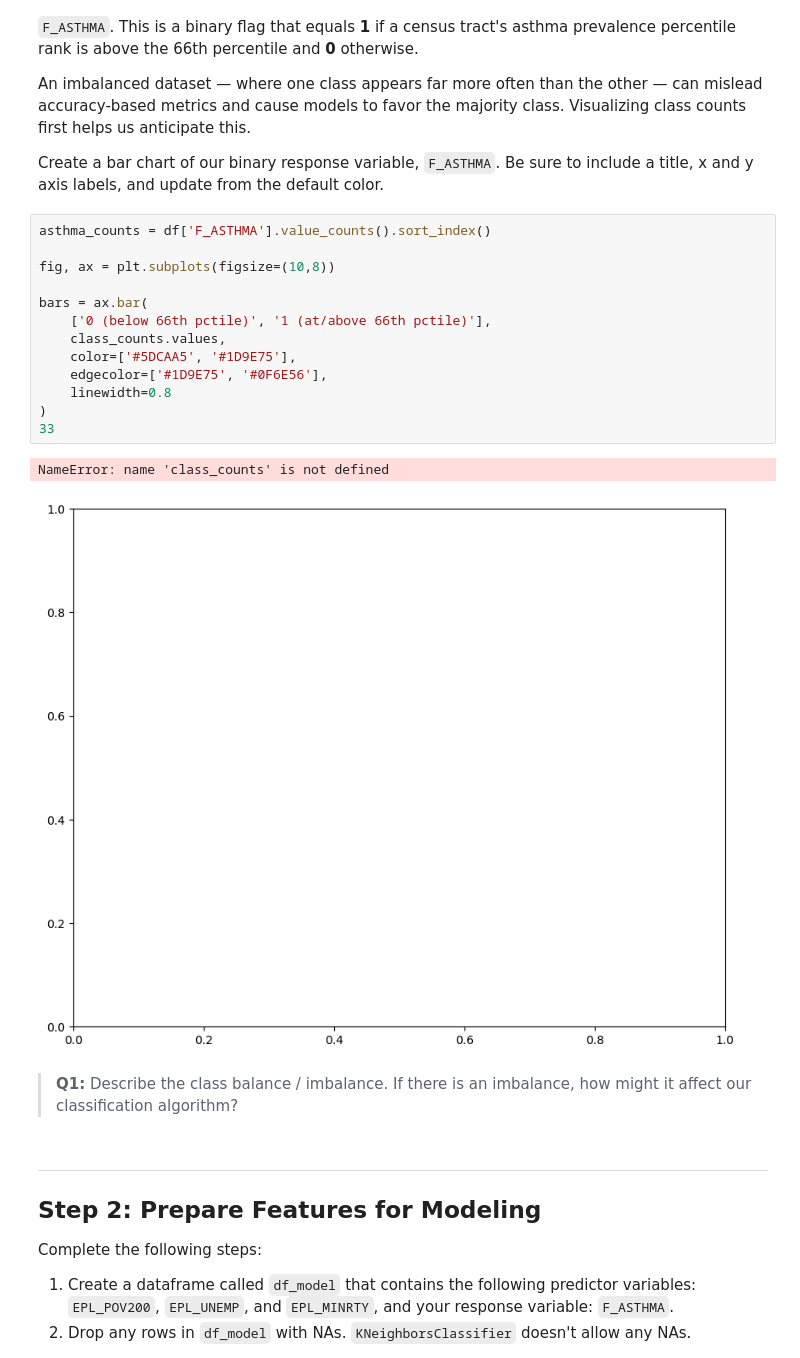
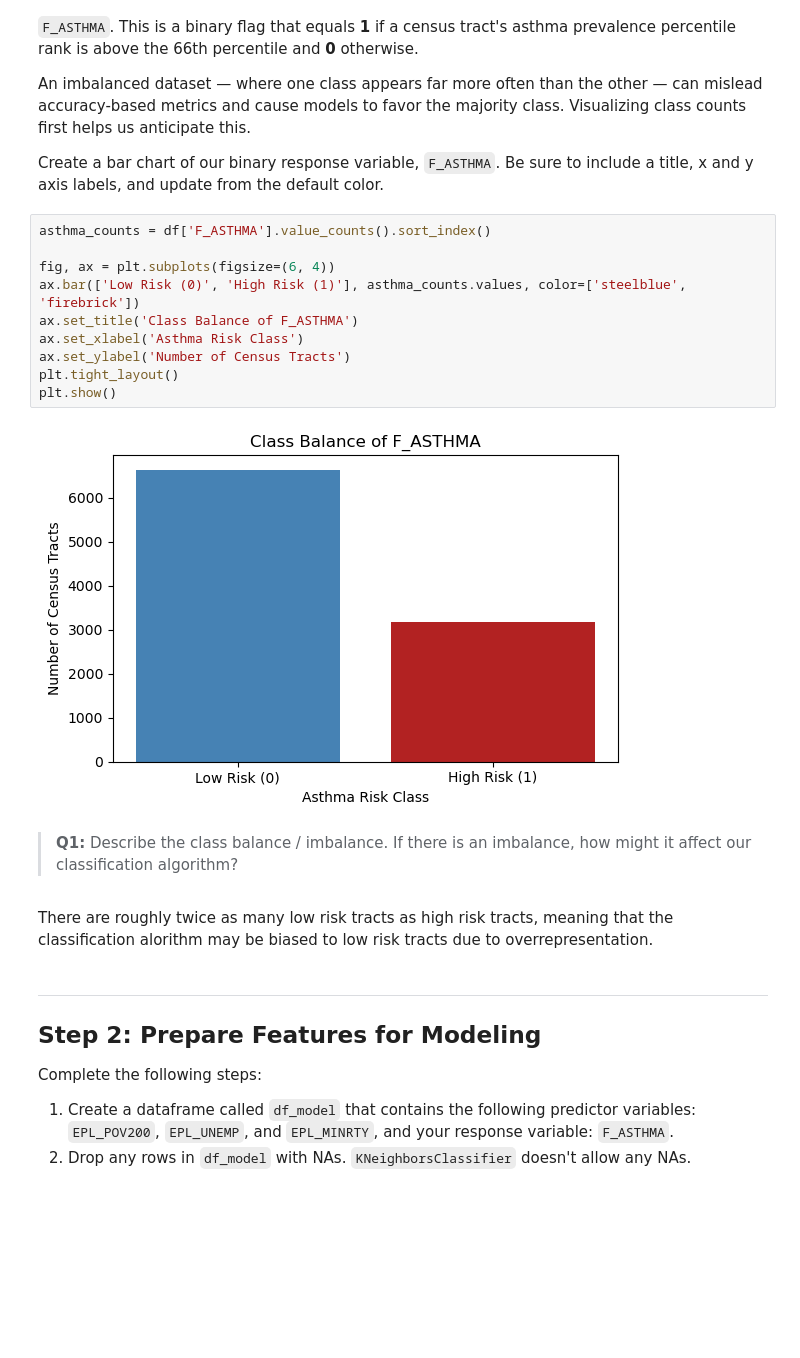
Before and after one commit to willrmull/assignment-2, a Jupyter notebook: hw2-task2.ipynb, the cells around one changed output. Drawn from its saved outputs; the diff is of its cells as text; blank space fills up the shorter version.

```diff
--- a/hw2-task2.ipynb
+++ b/hw2-task2.ipynb
@@ -96,25 +96,23 @@ Create a bar chart of our binary response variable, `F_ASTHMA`. Be sure to inclu
 # %%
 asthma_counts = df['F_ASTHMA'].value_counts().sort_index()
 
-fig, ax = plt.subplots(figsize=(10,8))
-
-bars = ax.bar(
-    ['0 (below 66th pctile)', '1 (at/above 66th pctile)'],
-    class_counts.values,
-    color=['#5DCAA5', '#1D9E75'],
-    edgecolor=['#1D9E75', '#0F6E56'],
-    linewidth=0.8
-)
-33
+fig, ax = plt.subplots(figsize=(6, 4))
+ax.bar(['Low Risk (0)', 'High Risk (1)'], asthma_counts.values, color=['steelblue', 'firebrick'])
+ax.set_title('Class Balance of F_ASTHMA')
+ax.set_xlabel('Asthma Risk Class')
+ax.set_ylabel('Number of Census Tracts')
+plt.tight_layout()
+plt.show()
 # %% [output]
-NameError: name 'class_counts' is not defined
-[figure, old version]
+[figure, new version]
 # %% [markdown]
 <!-- END QUESTION -->
 
 <!-- BEGIN QUESTION -->
 
 > **Q1:** Describe the class balance / imbalance. If there is an imbalance, how might it affect our classification algorithm?
+# %% [markdown]
+There are roughly twice as many low risk tracts as high risk tracts, meaning that the classification alorithm may be biased to low risk tracts due to overrepresentation.
 # %% [markdown]
 <!-- END QUESTION -->
 
```
Also changed, not shown: parts of 15 cells of this notebook.
